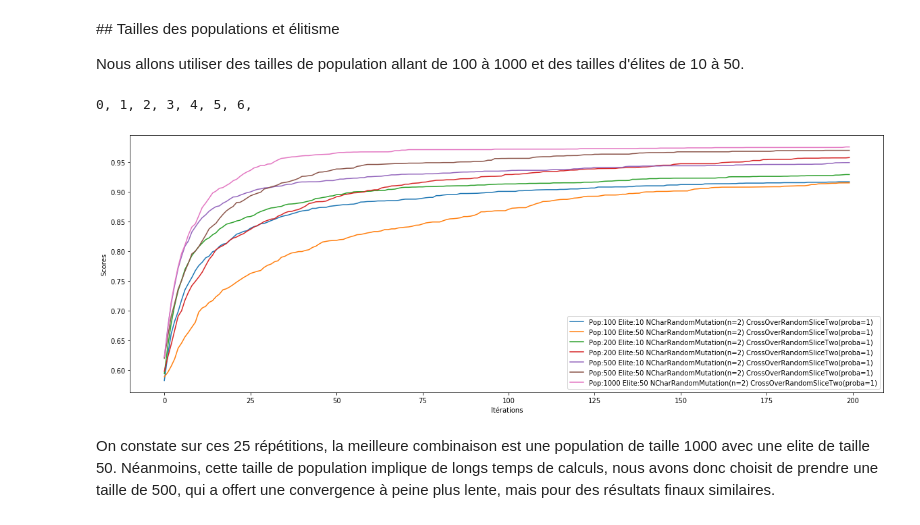
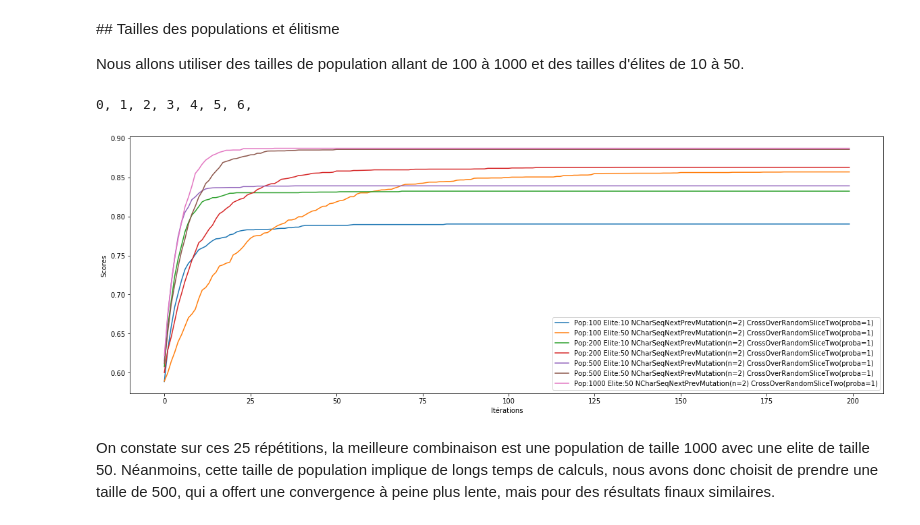
Before and after one commit to pierreelliott/genetic_algorithms, a Jupyter notebook: TP Genetic Algorithm.ipynb, the cells around one changed output. Drawn from its saved outputs; the diff is of its cells as text; code cells hidden in the pictures.

```diff
--- a/TP Genetic Algorithm.ipynb
+++ b/TP Genetic Algorithm.ipynb
@@ -177,56 +167,56 @@ configs = [
         'population_size': 100,
         'elite_size': 10,
         'epochs': 200,
-        'mutation': NCharRandomMutation(n=2),
+        'mutation': NCharSeqNextPrevMutation(n=2),
         'cross_over': CrossOverRandomSliceTwo(1),
     },
     {
         'population_size': 100,
         'elite_size': 50,
         'epochs': 200,
-        'mutation': NCharRandomMutation(n=2),
+        'mutation': NCharSeqNextPrevMutation(n=2),
         'cross_over': CrossOverRandomSliceTwo(1),
     },
     {
         'population_size': 200,
         'elite_size': 10,
         'epochs': 200,
-        'mutation': NCharRandomMutation(n=2),
+        'mutation': NCharSeqNextPrevMutation(n=2),
         'cross_over': CrossOverRandomSliceTwo(1),
     },
     {
         'population_size': 200,
         'elite_size': 50,
         'epochs': 200,
-        'mutation': NCharRandomMutation(n=2),
+        'mutation': NCharSeqNextPrevMutation(n=2),
         'cross_over': CrossOverRandomSliceTwo(1),
     },
         {
         'population_size': 500,
         'elite_size': 10,
         'epochs': 200,
-        'mutation': NCharRandomMutation(n=2),
+        'mutation': NCharSeqNextPrevMutation(n=2),
         'cross_over': CrossOverRandomSliceTwo(1),
     },
     {
         'population_size': 500,
         'elite_size': 50,
         'epochs': 200,
-        'mutation': NCharRandomMutation(n=2),
+        'mutation': NCharSeqNextPrevMutation(n=2),
         'cross_over': CrossOverRandomSliceTwo(1),
     },
     {
         'population_size': 1000,
         'elite_size': 50,
         'epochs': 200,
-        'mutation': NCharRandomMutation(n=2),
+        'mutation': NCharSeqNextPrevMutation(n=2),
         'cross_over': CrossOverRandomSliceTwo(1),
     }
 ]
 stats(configs, nb_repeats=25)
 # %% [output]
 0, 1, 2, 3, 4, 5, 6,
-[figure, old version]
+[figure, new version]
 # %% [markdown]
 On constate sur ces 25 répétitions, la meilleure combinaison est une population de taille 1000 avec une elite de taille 50. Néanmoins, cette taille de population implique de longs temps de calculs, nous avons donc choisit de prendre une taille de 500, qui a offert une convergence à peine plus lente, mais pour des résultats finaux similaires.
 # %% [markdown]
```
Also changed, not shown: parts of 2 cells of this notebook.
